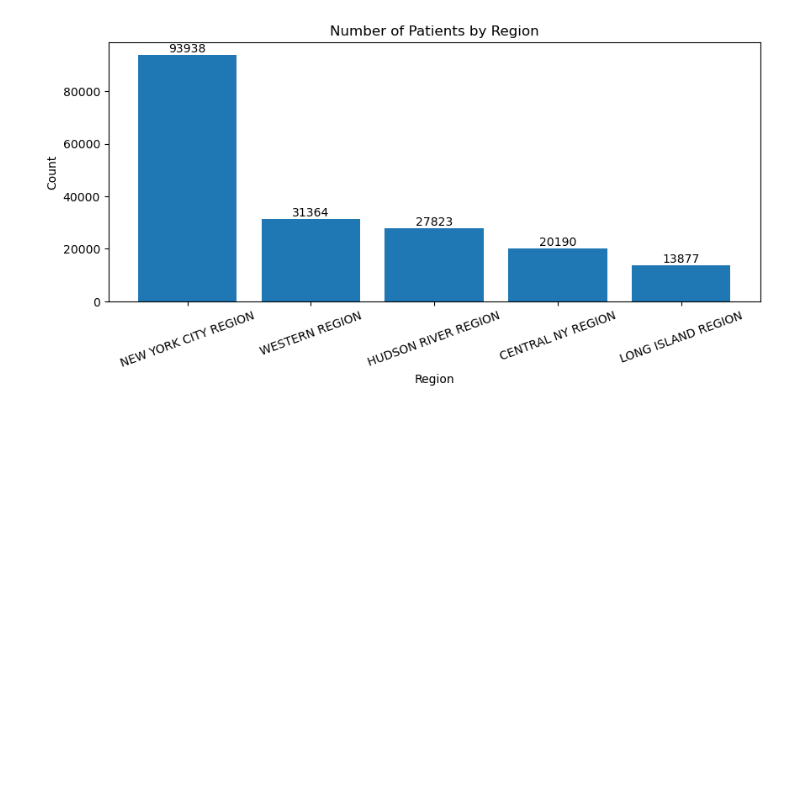
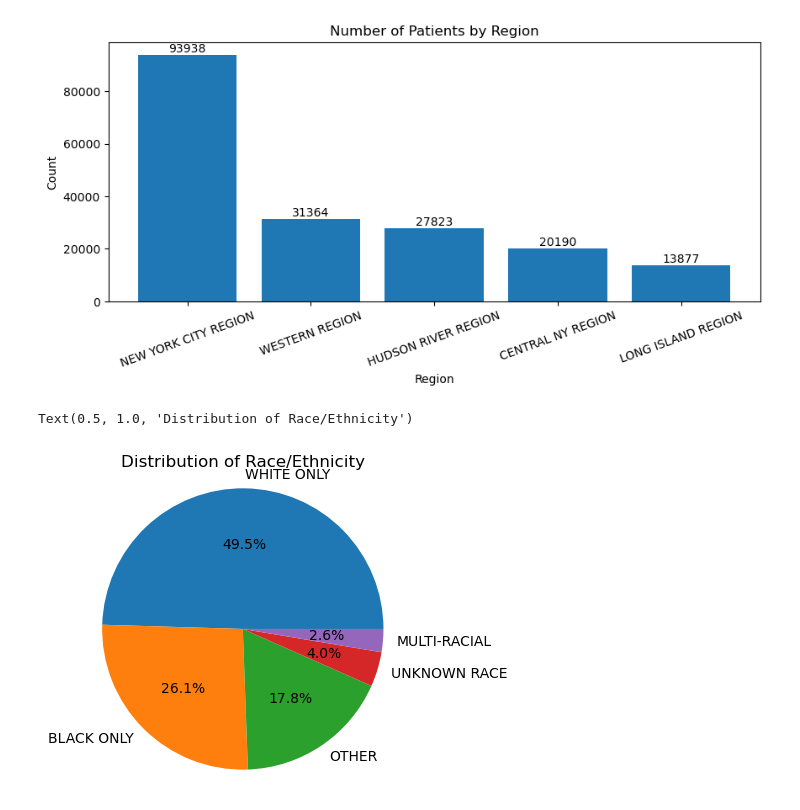
Before and after one commit to TheaClarisseDelosSantos/IT-BA-3204-EquiHealth, a Jupyter notebook: PatientDemographics.ipynb, the cells around one changed output. Cells and saved outputs as stored; diff of their text form; code cells hidden in the pictures; blank space fills up the shorter version.

```diff
--- a/PatientDemographics.ipynb
+++ b/PatientDemographics.ipynb
@@ -142,3 +142,22 @@ for i, v in enumerate(region_counts.values):
 plt.show()
 # %% [output]
 [figure]
+# %%
+race_counts = df['Race']
+plt.figure(figsize=(4,4))
+
+frequency_table = df2['Race'].value_counts()
+percentage_table = frequency_table / frequency_table.sum() * 100
+
+percentage_table = percentage_table.round(2)
+percentage_table = percentage_table.reset_index()
+percentage_table.columns = ['Race','Percentage']
+
+labels = percentage_table['Race']
+sizes = percentage_table['Percentage']
+plt.pie(sizes, labels=labels, autopct='%1.1f%%')
+plt.axis('equal')
+plt.title('Distribution of Race/Ethnicity')
+# %% [output]
+Text(0.5, 1.0, 'Distribution of Race/Ethnicity')
+[figure, added]
```
